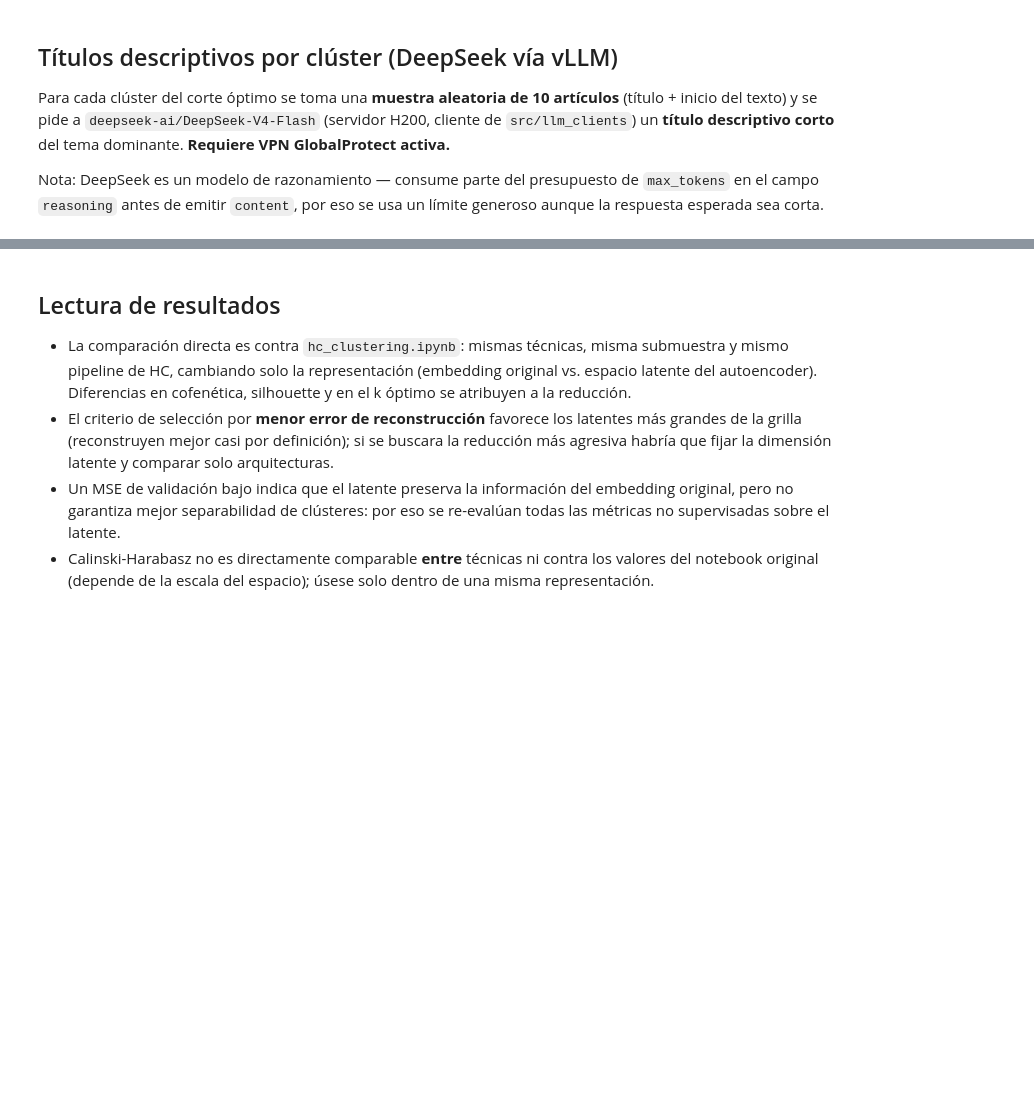
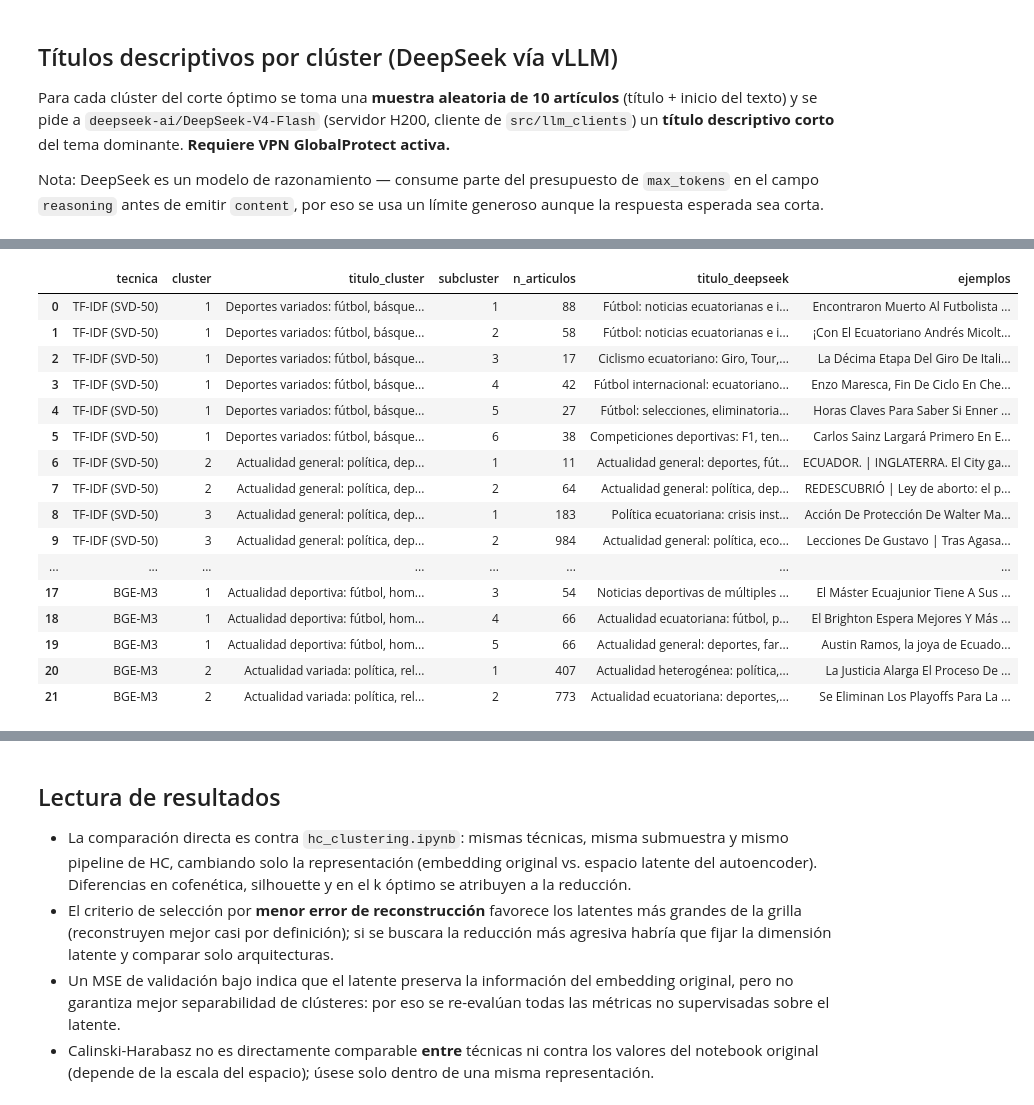
Before and after one commit to Pablouski7/clustering_n_rag_u_index, a Jupyter notebook: notebooks/hc_autoencoder.ipynb, the cells around one changed output, grey strips where cells are left out. Saved outputs shown, nothing was run; the diff lists cells and outputs as text; code cells hidden in the pictures; blank space fills up the shorter version.

```diff
--- a/notebooks/hc_autoencoder.ipynb
+++ b/notebooks/hc_autoencoder.ipynb
@@ -526,0 +584,39 @@ with pd.option_context("display.max_colwidth", 120):
+# %%
+filas = []
+for (nombre, c), (indices, etiquetas_sub) in subclusters.items():
+    titulo_padre = titulos_clusters.query(
+        "tecnica == @nombre and cluster == @c")["titulo_deepseek"].iloc[0]
+    for s in tqdm(range(1, int(etiquetas_sub.max()) + 1), desc=f"{nombre} — clúster {c}"):
+        indices_sub = indices[etiquetas_sub == s]
+        seleccion = rng.choice(indices_sub, size=min(N_EJEMPLOS, len(indices_sub)), replace=False)
+        filas.append({
+            "tecnica": nombre,
+            "cluster": c,
+            "titulo_cluster": titulo_padre,
+            "subcluster": s,
+            "n_articulos": len(indices_sub),
+            "titulo_deepseek": titular_cluster(seleccion),
+            "ejemplos": " | ".join(muestra.loc[seleccion[:3], "titulo"].fillna("(sin título)")),
+        })
+
+titulos_subclusters = pd.DataFrame(filas)
+with pd.option_context("display.max_colwidth", 100):
+    display(titulos_subclusters)
+# %% [output]
+|  | tecnica | cluster | titulo_cluster | subcluster | n_articulos | titulo_deepseek | ejemplos |
+| 0 | TF-IDF (SVD-50) | 1 | Deportes variados: fútbol, básque... | 1 | 88 | Fútbol: noticias ecuatorianas e i... | Encontraron Muerto Al Futbolista ... |
+| 1 | TF-IDF (SVD-50) | 1 | Deportes variados: fútbol, básque... | 2 | 58 | Fútbol: noticias ecuatorianas e i... | ¡Con El Ecuatoriano Andrés Micolt... |
+| 2 | TF-IDF (SVD-50) | 1 | Deportes variados: fútbol, básque... | 3 | 17 | Ciclismo ecuatoriano: Giro, Tour,... | La Décima Etapa Del Giro De Itali... |
+| 3 | TF-IDF (SVD-50) | 1 | Deportes variados: fútbol, básque... | 4 | 42 | Fútbol internacional: ecuatoriano... | Enzo Maresca, Fin De Ciclo En Che... |
+| 4 | TF-IDF (SVD-50) | 1 | Deportes variados: fútbol, básque... | 5 | 27 | Fútbol: selecciones, eliminatoria... | Horas Claves Para Saber Si Enner ... |
+| 5 | TF-IDF (SVD-50) | 1 | Deportes variados: fútbol, básque... | 6 | 38 | Competiciones deportivas: F1, ten... | Carlos Sainz Largará Primero En E... |
+| 6 | TF-IDF (SVD-50) | 2 | Actualidad general: política, dep... | 1 | 11 | Actualidad general: deportes, fút... | ECUADOR. | INGLATERRA. El City ga... |
+| 7 | TF-IDF (SVD-50) | 2 | Actualidad general: política, dep... | 2 | 64 | Actualidad general: política, dep... | REDESCUBRIÓ | Ley de aborto: el p... |
+| 8 | TF-IDF (SVD-50) | 3 | Actualidad general: política, dep... | 1 | 183 | Política ecuatoriana: crisis inst... | Acción De Protección De Walter Ma... |
+| 9 | TF-IDF (SVD-50) | 3 | Actualidad general: política, dep... | 2 | 984 | Actualidad general: política, eco... | Lecciones De Gustavo | Tras Agasa... |
+| ... | ... | ... | ... | ... | ... | ... | ... |
+| 17 | BGE-M3 | 1 | Actualidad deportiva: fútbol, hom... | 3 | 54 | Noticias deportivas de múltiples ... | El Máster Ecuajunior Tiene A Sus ... |
+| 18 | BGE-M3 | 1 | Actualidad deportiva: fútbol, hom... | 4 | 66 | Actualidad ecuatoriana: fútbol, p... | El Brighton Espera Mejores Y Más ... |
+| 19 | BGE-M3 | 1 | Actualidad deportiva: fútbol, hom... | 5 | 66 | Actualidad general: deportes, far... | Aus­tin Ramos, la joya de Ecua­do... |
+| 20 | BGE-M3 | 2 | Actualidad variada: política, rel... | 1 | 407 | Actualidad heterogénea: política,... | La Justicia Alarga El Proceso De ... |
+| 21 | BGE-M3 | 2 | Actualidad variada: política, rel... | 2 | 773 | Actualidad ecuatoriana: deportes,... | Se Eliminan Los Playoffs Para La ... |
```
Also changed, not shown: parts of 5 cells of this notebook, 1 other file.
